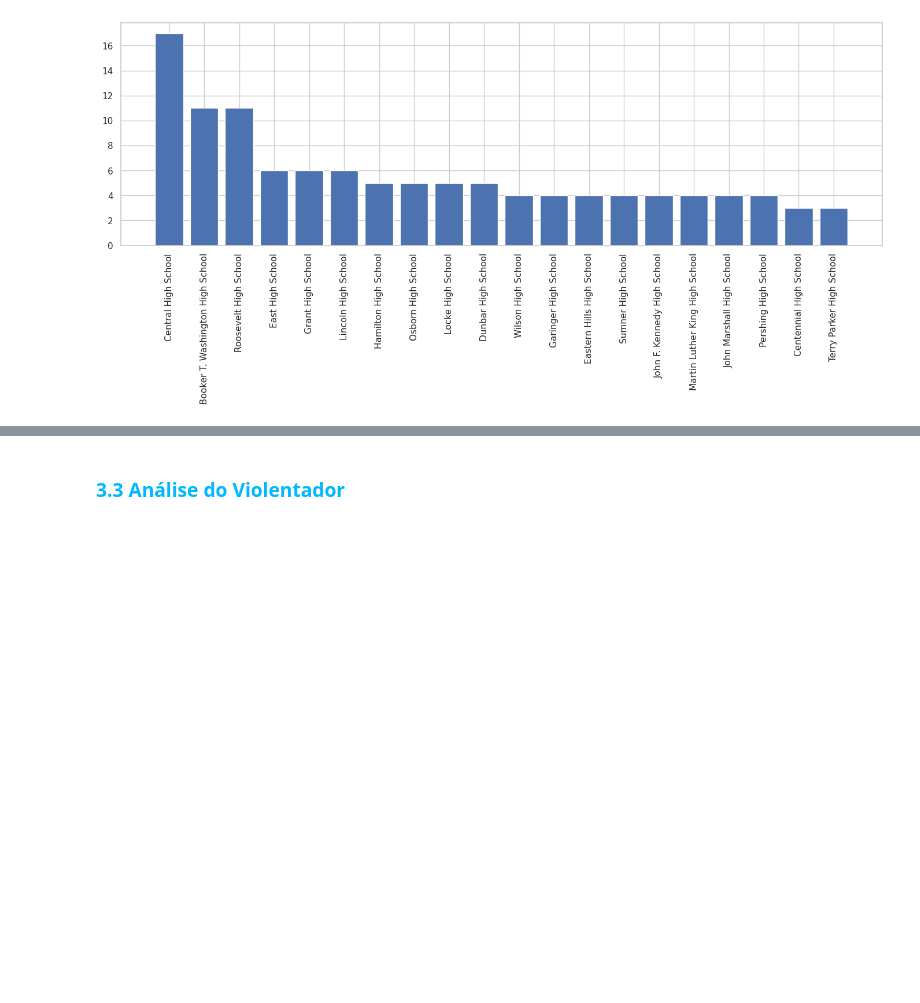
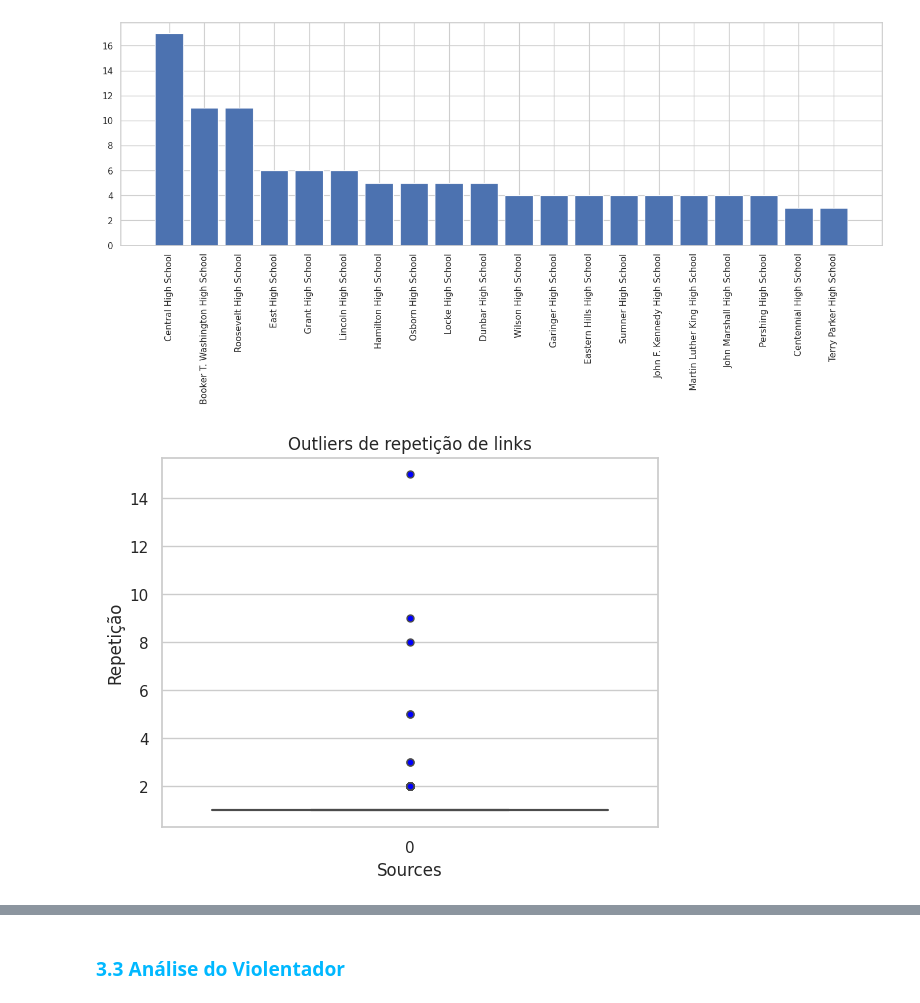
Before and after one commit to mariabandeira/gunviolence, a Jupyter notebook: Violência_Escolar.ipynb, the cells around one changed output, grey strips where cells are left out. Cells and saved outputs as stored; diff of their text form; code cells hidden in the pictures; blank space fills up the shorter version.

```diff
--- a/Violência_Escolar.ipynb
+++ b/Violência_Escolar.ipynb
@@ -1082,3 +1035,13 @@ plt.xticks(rotation=90)
 plt.show()
 # %% [output]
 [figure]
+# %%
+sns.boxplot(df_incid['Sources'].value_counts(), flierprops=dict(marker = 'o', markerfacecolor = 'blue'))
+
+plt.title('Outliers de repetição de links')
+plt.xlabel('Sources')
+plt.ylabel('Repetição')
+
+plt.show()
+# %% [output]
+[figure, added]
```
Also changed, not shown: parts of 40 cells of this notebook.
